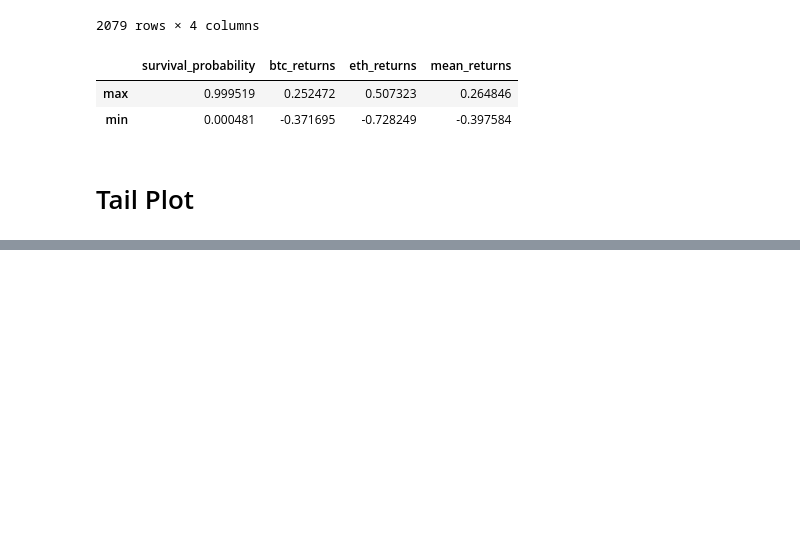
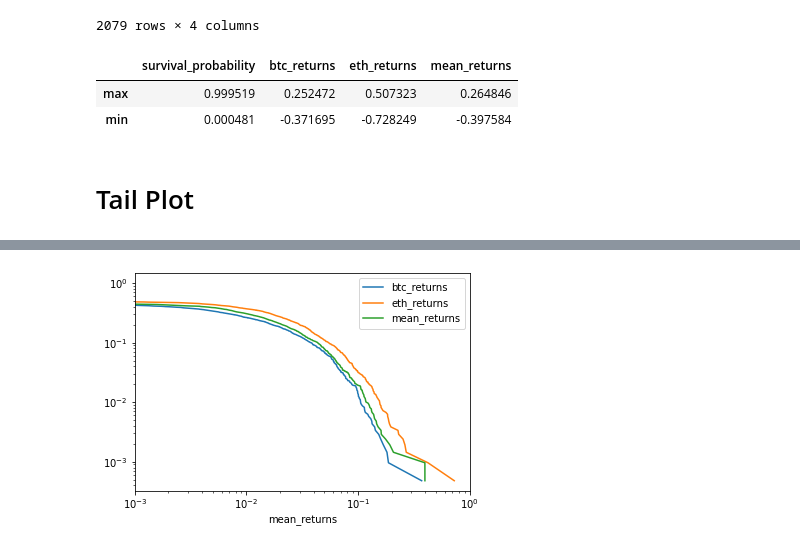
Before and after one commit to FergM/fattails, a Jupyter notebook: notebooks/NB30 - Tail Comparison.ipynb, the cells around one changed output, grey strips where cells are left out. Cells and saved outputs as stored; diff of their text form; code cells hidden in the pictures; blank space fills up the shorter version.

```diff
--- a/notebooks/NB30 - Tail Comparison.ipynb
+++ b/notebooks/NB30 - Tail Comparison.ipynb
@@ -353,0 +466,21 @@ for col in survival_df.columns[1:]:
+# %%
+kwargs = {'kind':'line'}
+
+# Plot All Three Columns
+ax = None
+
+xlim = (1e-3, 1e-0)
+
+for col in left_survival_df.columns[1:]:
+
+    if ax == None:
+        ax = left_survival_df.plot(col, 'survival_probability', \
+                              label=col, loglog=True, \
+                              xlim =xlim, \
+                              **kwargs)
+    else:
+        left_survival_df.plot(col, 'survival_probability', \
+                         label=col, ax=ax, \
+                         **kwargs)
+# %% [output]
+[figure, added]
```
Also changed, not shown: parts of 30 cells of this notebook.
